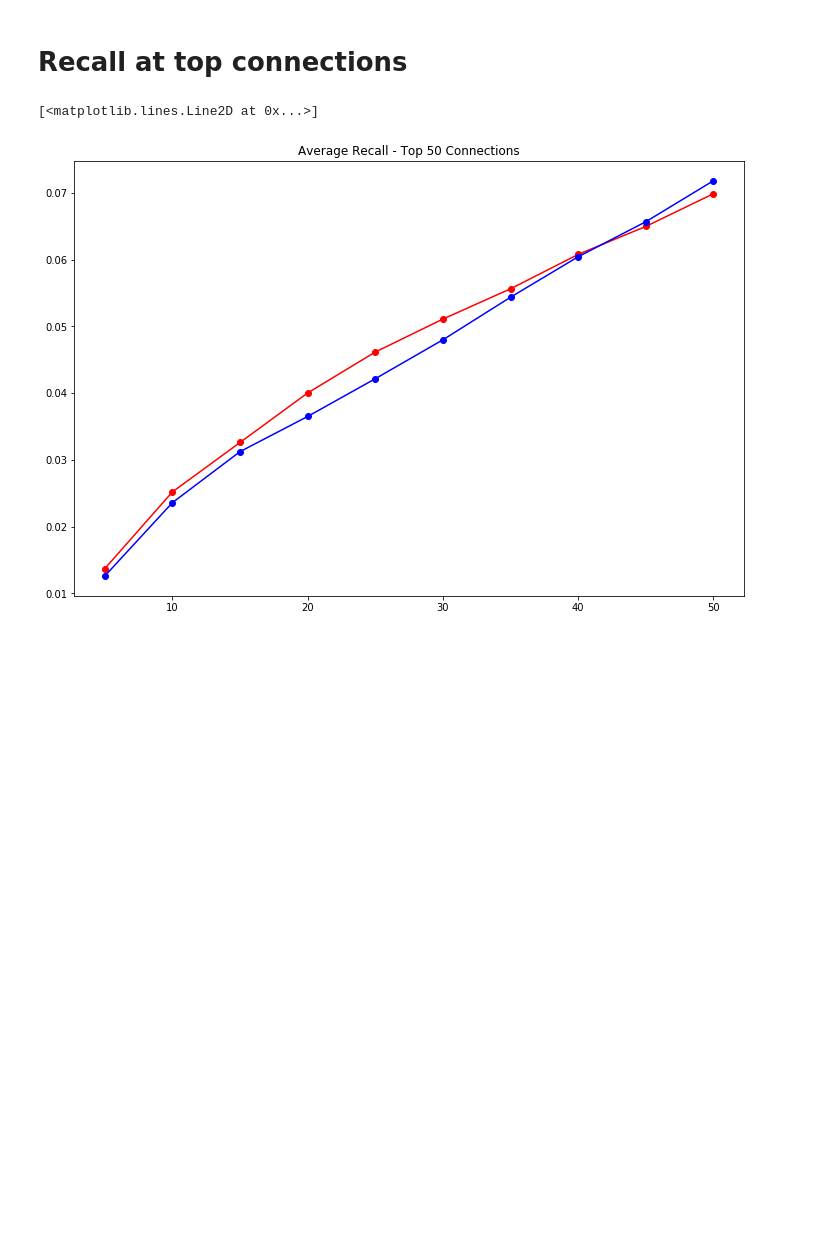
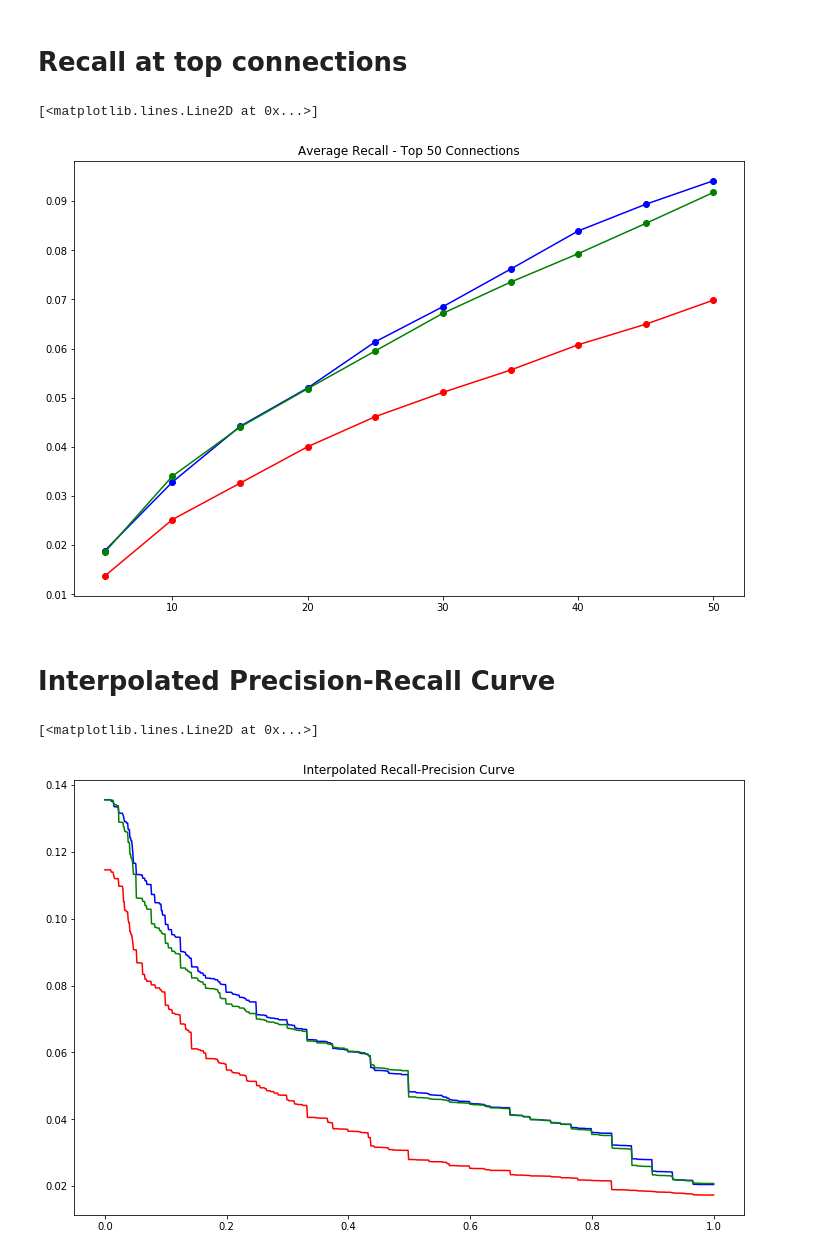
Before and after one commit to broadinstitute/DeepProfilerExperiments, a Jupyter notebook: bbbc022/05-compare-results.ipynb, the cells around one changed output. Cells and saved outputs as stored; diff of their text form; code cells hidden in the pictures; blank space fills up the shorter version.

```diff
--- a/bbbc022/05-compare-results.ipynb
+++ b/bbbc022/05-compare-results.ipynb
@@ -35,7 +40,19 @@ plt.plot(en_results["ranking"], en_results["avg_precision"], marker="o", color="
 plt.figure(figsize=(12,8))
 plt.title("Average Recall - Top 50 Connections")
 plt.plot(cp_results["ranking"], cp_results["recall"], marker="o", color="red")
-plt.plot(en_results["ranking"], en_results["recall"], marker="o", color="blue")
+plt.plot(pre_results["ranking"], pre_results["recall"], marker="o", color="blue")
+plt.plot(tra_results["ranking"], tra_results["recall"], marker="o", color="green")
 # %% [output]
 [<matplotlib.lines.Line2D at 0x...>]
-[figure, old version]
+[figure, new version]
+# %% [markdown]
+# Interpolated Precision-Recall Curve
+# %%
+plt.figure(figsize=(12,8))
+plt.title("Interpolated Recall-Precision Curve")
+plt.plot(cp_results["recall_axis"], cp_results["precision_axis"], color="red")
+plt.plot(pre_results["recall_axis"], pre_results["precision_axis"], color="blue")
+plt.plot(tra_results["recall_axis"], tra_results["precision_axis"], color="green")
+# %% [output]
+[<matplotlib.lines.Line2D at 0x...>]
+[figure, added]
```
Also changed, not shown: parts of 3 cells of this notebook, 1 other file.
